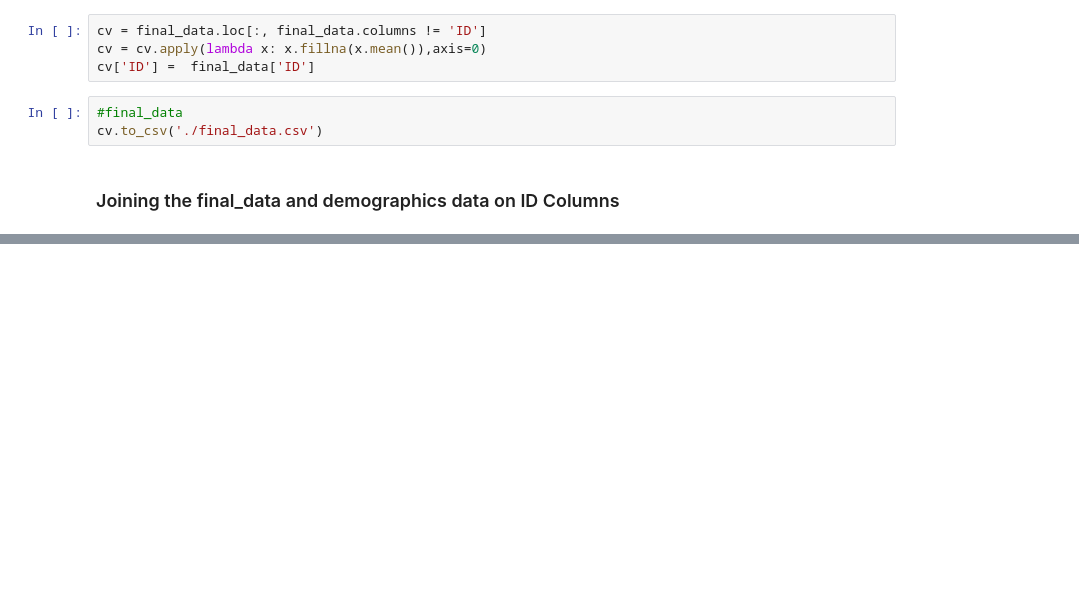
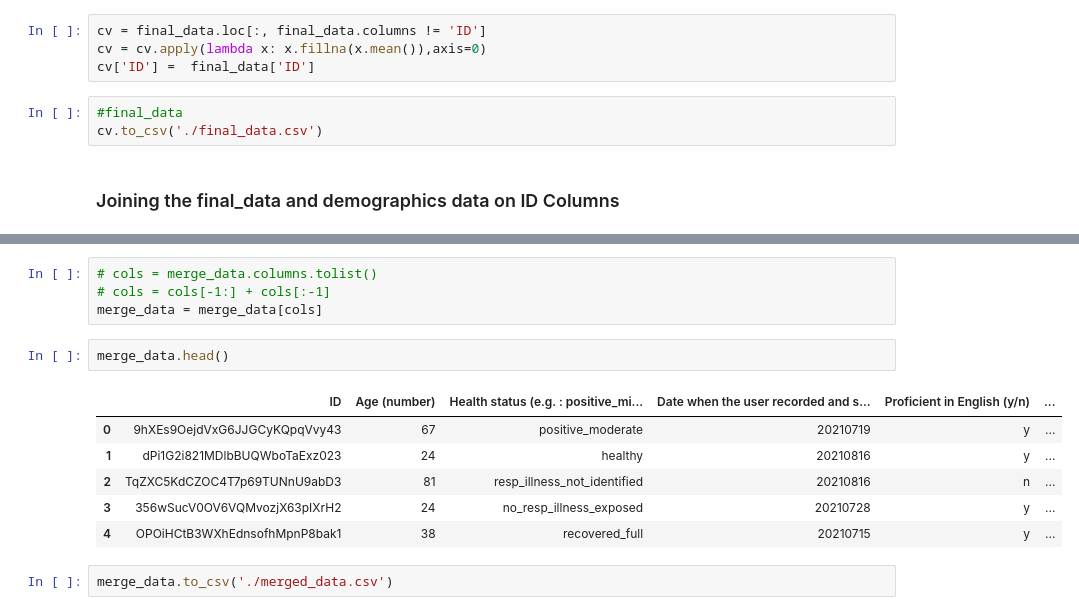
Before and after one commit to HimanshuKGP007/Kaggle_Notebooks, a Jupyter notebook: freq-char-overall-dataset-creation.ipynb, the cells around one changed output, grey strips where cells are left out. Drawn from its saved outputs; the diff is of its cells as text; blank space fills up the shorter version.

```diff
--- a/freq-char-overall-dataset-creation.ipynb
+++ b/freq-char-overall-dataset-creation.ipynb
@@ -517,0 +666,15 @@ final_data.head()
+# %%
+# cols = merge_data.columns.tolist()
+# cols = cols[-1:] + cols[:-1]
+merge_data = merge_data[cols]
+# %%
+merge_data.head()
+# %% [output]
+|  | ID | Age (number) | Health status (e.g. : positive_mi... | Date when the user recorded and s... | Proficient in English (y/n) | ... |
+| 0 | 9hXEs9OejdVxG6JJGCyKQpqVvy43 | 67 | positive_moderate | 20210719 | y | ... |
+| 1 | dPi1G2i821MDlbBUQWboTaExz023 | 24 | healthy | 20210816 | y | ... |
+| 2 | TqZXC5KdCZOC4T7p69TUNnU9abD3 | 81 | resp_illness_not_identified | 20210816 | n | ... |
+| 3 | 356wSucV0OV6VQMvozjX63pIXrH2 | 24 | no_resp_illness_exposed | 20210728 | y | ... |
+| 4 | OPOiHCtB3WXhEdnsofhMpnP8bak1 | 38 | recovered_full | 20210715 | y | ... |
+# %%
+merge_data.to_csv('./merged_data.csv')
```
Also changed, not shown: parts of 10 cells of this notebook.
